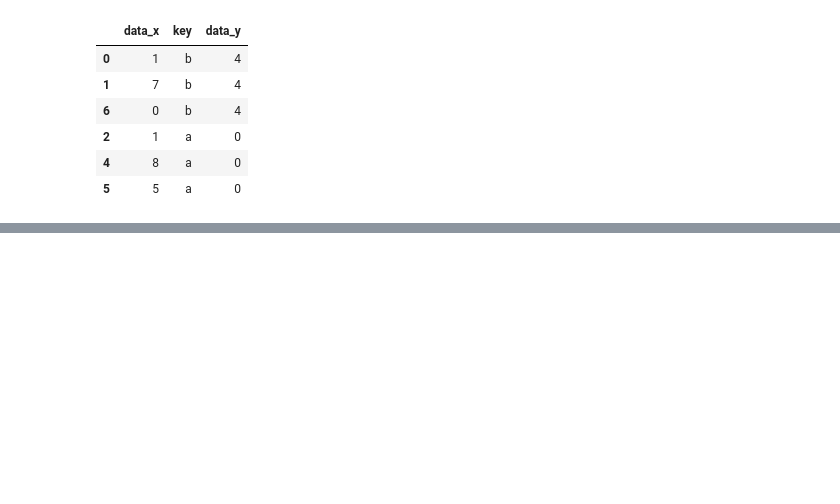
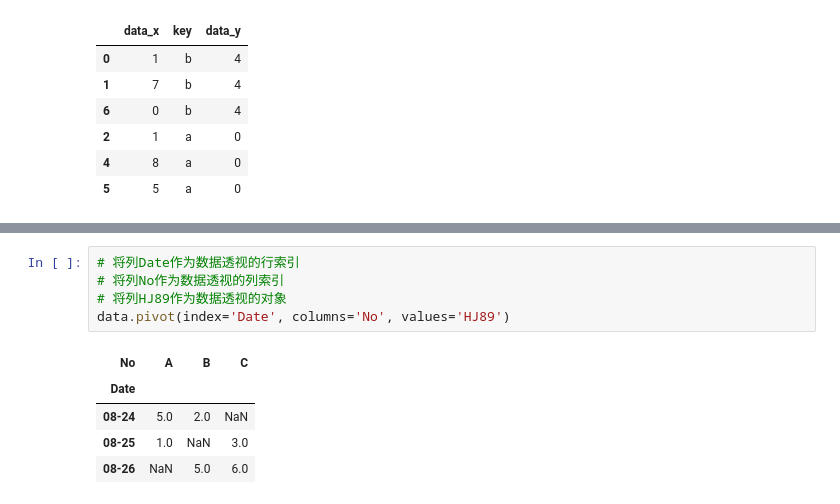
Before and after one commit to AirToSupply/odes-exp-py, a Jupyter notebook: ml/pandas/data-wrangling.ipynb, the cells around one changed output, grey strips where cells are left out. Saved outputs shown, nothing was run; the diff lists cells and outputs as text; blank space fills up the shorter version.

```diff
--- a/ml/pandas/data-wrangling.ipynb
+++ b/ml/pandas/data-wrangling.ipynb
@@ -352,0 +493,11 @@ pd.merge(l5, r5, left_on = "key", right_index = True)
+# %%
+# 将列Date作为数据透视的行索引
+# 将列No作为数据透视的列索引
+# 将列HJ89作为数据透视的对象
+data.pivot(index='Date', columns='No', values='HJ89')
+# %% [output]
+| No | A | B | C |
+| Date |  |  |  |
+| 08-24 | 5.0 | 2.0 | NaN |
+| 08-25 | 1.0 | NaN | 3.0 |
+| 08-26 | NaN | 5.0 | 6.0 |
```
Also changed, not shown: parts of 18 cells of this notebook, 1 other file.
